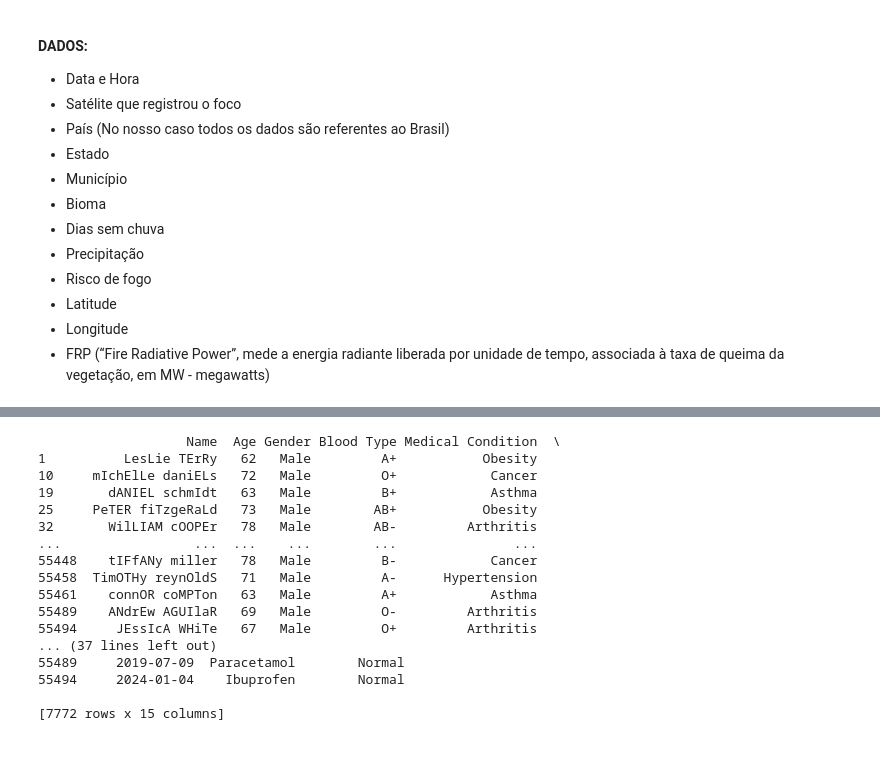
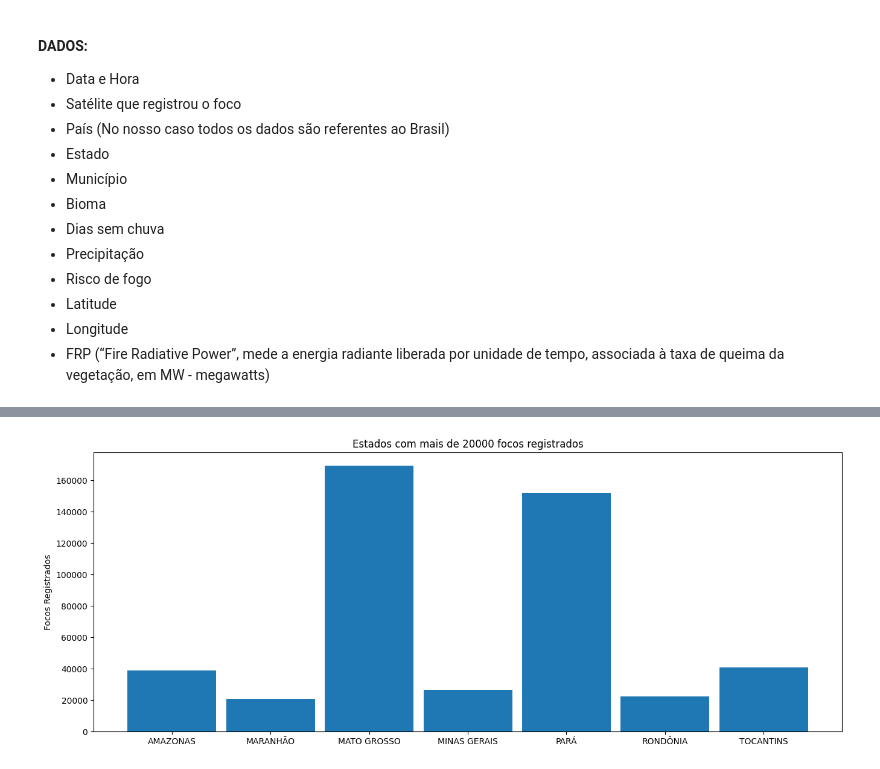
Before and after one commit to Myze16/analysis-of-fire-outbreaks, a Jupyter notebook: main.ipynb, the cells around one changed output, grey strips where cells are left out. Saved outputs shown, nothing was run; the diff lists cells and outputs as text; code cells hidden in the pictures.

```diff
--- a/main.ipynb
+++ b/main.ipynb
@@ -202,21 +206,0 @@ plt.legend()
-# %%
-df_male =
-print(df)
-# %% [output]
-                   Name  Age Gender Blood Type Medical Condition  \
-1          LesLie TErRy   62   Male         A+           Obesity
-10     mIchElLe daniELs   72   Male         O+            Cancer
-19       dANIEL schmIdt   63   Male         B+            Asthma
-25     PeTER fiTzgeRaLd   73   Male        AB+           Obesity
-32       WilLIAM cOOPEr   78   Male        AB-         Arthritis
-...                 ...  ...    ...        ...               ...
-55448    tIFfANy miller   78   Male         B-            Cancer
-55458  TimOTHy reynOldS   71   Male         A-      Hypertension
-55461    connOR coMPTon   63   Male         A+            Asthma
-55489    ANdrEw AGUIlaR   69   Male         O-         Arthritis
-55494     JEssIcA WHiTe   67   Male         O+         Arthritis
-... (37 lines left out)
-55489     2019-07-09  Paracetamol        Normal
-55494     2024-01-04    Ibuprofen        Normal
-
-[7772 rows x 15 columns]
@@ -243,0 +207,20 @@ plt.show()
+# %%
+# Organizando um novo dataframe que tem como produto o Estado e o número de focos
+total_de_focos_estado = df.groupby(['Estado']).size().reset_index(name='FocosIncendio')
+
+
+# Validar número de focos (comparar com o número de linhas retornado na higienização)
+# np.sum(total_de_focos_estado['FocosIncendio'])
+
+# Obtendo apenas estados com mais de 20000 focos registrados
+total_de_focos_estado = total_de_focos_estado[total_de_focos_estado['FocosIncendio'] >= 20000]
+
+# Criando grafico de barras
+fig, ax = plt.subplots(figsize=(16, 6))
+ax.bar(total_de_focos_estado['Estado'], total_de_focos_estado['FocosIncendio'], width=0.9)
+ax.set_ylabel('Focos Registrados')
+ax.set_title('Estados com mais de 20000 focos registrados')
+
+plt.show()
+# %% [output]
+[figure, added]
```
Also changed, not shown: parts of 7 cells of this notebook.
